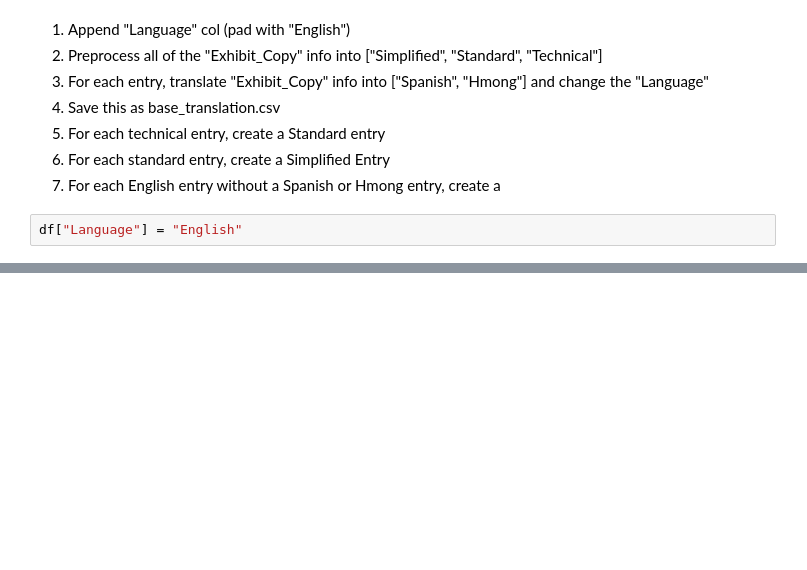
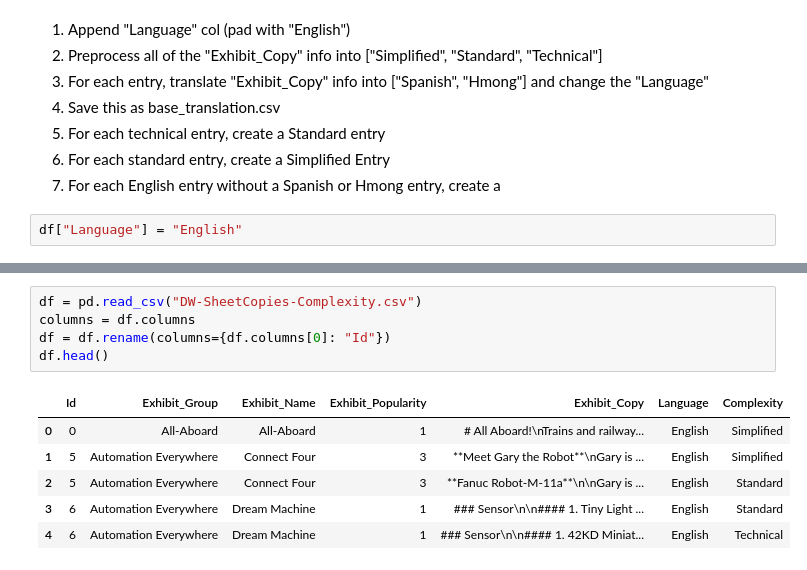
Before and after one commit to jeffTheLandShark/discovery-world-hackathon, a Jupyter notebook: dw_base_data/translation.ipynb, the cells around one changed output, grey strips where cells are left out. Saved outputs shown, nothing was run; the diff lists cells and outputs as text; blank space fills up the shorter version.

```diff
--- a/dw_base_data/translation.ipynb
+++ b/dw_base_data/translation.ipynb
@@ -141,0 +340,12 @@ df['Exhibit_Copy_Classification'] = df.apply(lambda x: classify_exhibit_copy(x['
+# %%
+df = pd.read_csv("DW-SheetCopies-Complexity.csv")
+columns = df.columns
+df = df.rename(columns={df.columns[0]: "Id"})
+df.head()
+# %% [output]
+|  | Id | Exhibit_Group | Exhibit_Name | Exhibit_Popularity | Exhibit_Copy | Language | Complexity |
+| 0 | 0 | All-Aboard | All-Aboard | 1 | # All Aboard!\nTrains and railway... | English | Simplified |
+| 1 | 5 | Automation Everywhere | Connect Four | 3 | **Meet Gary the Robot**\nGary is ... | English | Simplified |
+| 2 | 5 | Automation Everywhere | Connect Four | 3 | **Fanuc Robot-M-11a**\n\nGary is ... | English | Standard |
+| 3 | 6 | Automation Everywhere | Dream Machine | 1 | ### Sensor\n\n#### 1. Tiny Light ... | English | Standard |
+| 4 | 6 | Automation Everywhere | Dream Machine | 1 | ### Sensor\n\n#### 1. 42KD Miniat... | English | Technical |
```
Also changed, not shown: parts of 37 cells of this notebook, 4 other files.
